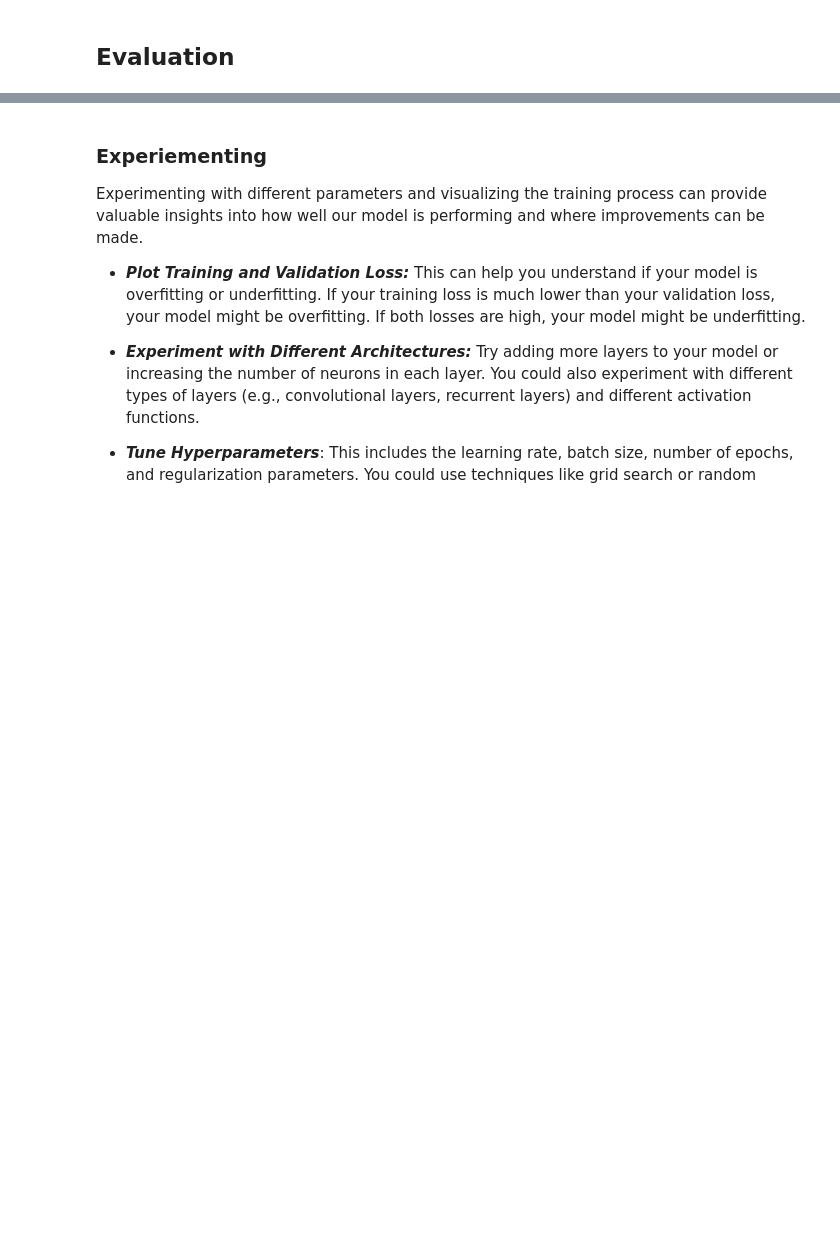
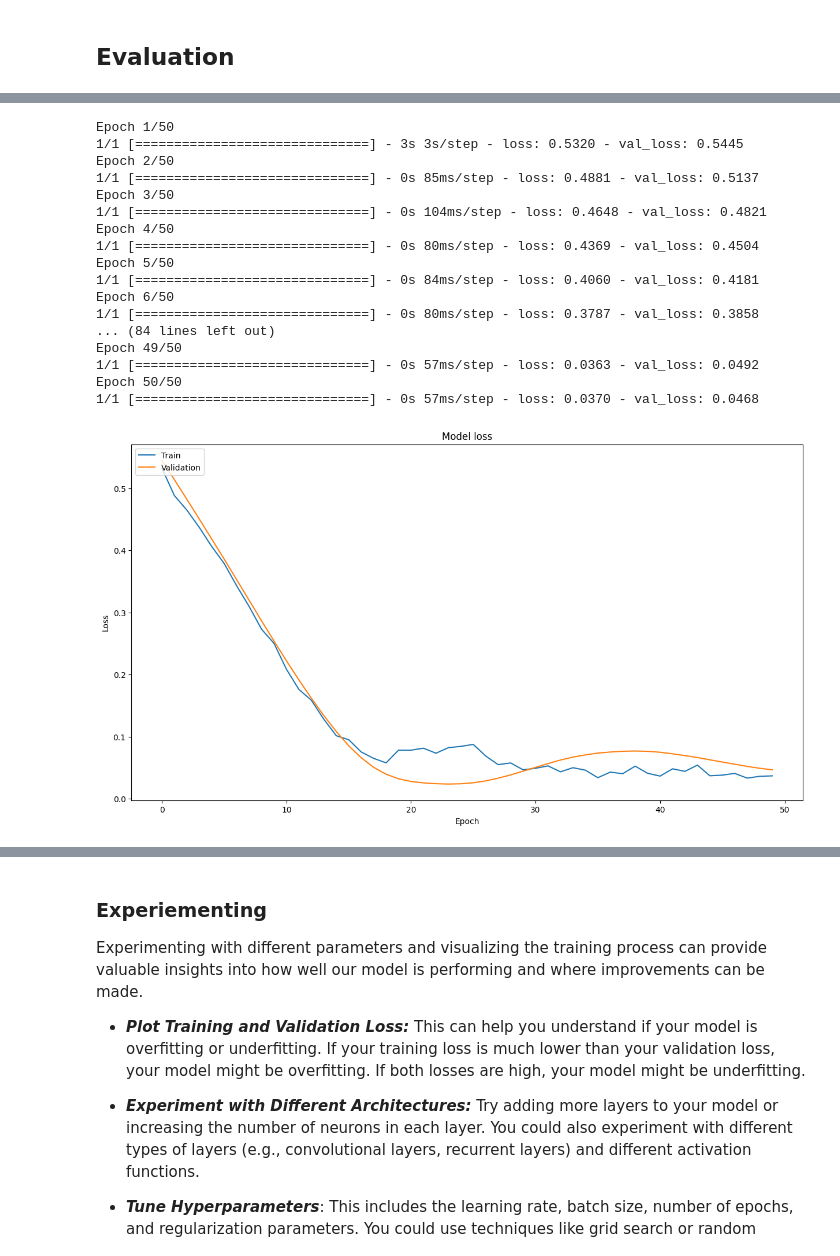
Before and after one commit to pavsingh7/Masters-Dissertation, a Jupyter notebook: Code/7 neural_collab_filtering.ipynb, the cells around one changed output, grey strips where cells are left out. Saved outputs shown, nothing was run; the diff lists cells and outputs as text; code cells hidden in the pictures; blank space fills up the shorter version.

```diff
--- a/Code/7 neural_collab_filtering.ipynb
+++ b/Code/7 neural_collab_filtering.ipynb
@@ -67,8 +183,8 @@ x_melt['book'] = x_melt['book'].astype('category')
 user_input = Input(shape=(1,), dtype='int32', name='user_input')
 book_input = Input(shape=(1,), dtype='int32', name='book_input')
 
-user_embedding = Embedding(input_dim=len(x_melt['user'].cat.categories), output_dim=50, name='user_embedding')(user_input)
-book_embedding = Embedding(input_dim=len(x_melt['book'].cat.categories), output_dim=50, name='book_embedding')(book_input)
+user_embedding = Embedding(input_dim=len(data_hidden['user'].cat.categories), output_dim=50, name='user_embedding')(user_input)
+book_embedding = Embedding(input_dim=len(data_hidden['book'].cat.categories), output_dim=50, name='book_embedding')(book_input)
 
 # Flatten the embedding vectors
 user_vecs = Flatten()(user_embedding)
@@ -88,9 +204,19 @@ y = Dense(1)(x)
 model = Model(inputs=[user_input, book_input], outputs=y)
 model.compile(optimizer=Adam(0.001), loss='mse')
 
-# Prepare the data
-X = x_melt[['user', 'book']].apply(lambda x: x.cat.codes)
-y = x_melt['rating']
+# Prepare the data - trining
+X = data_hidden[['user', 'book']].apply(lambda x: x.cat.codes)
+y = data_hidden['rating'].astype(np.float64)
+y = (y - 1) / 4
 
-# Normalize ratings to be between 0 and 1
-y = (y - 1) / 4
+# Prepare the data - testing
+copy = data.copy()
+copy = copy.reset_index()
+copy = copy.melt(id_vars=copy.columns[0], var_name='book', value_name='rating')
+copy.columns = ['user', 'book', 'rating']
+test_x = copy.iloc[indices_hidden, 0:2]
+test_x['user'] = test_x['user'].astype('category')
+test_x['book'] = test_x['book'].astype('category')
+test_x = test_x.apply(lambda x: x.cat.codes)
+test_y = copy.iloc[indices_hidden, 2].astype(np.float64)
+test_y = (test_y - 1) / 4
@@ -97 +319,33 @@ y = (y - 1) / 4
+# %%
+# Train the model
+history = model.fit([X['user'], X['book']], y, batch_size=64, epochs=50, validation_split=0.1)
+
+# Plot training & validation loss values
+plt.figure(figsize=(15, 8))
+plt.plot(history.history['loss'])
+plt.plot(history.history['val_loss'])
+plt.title('Model loss')
+plt.ylabel('Loss')
+plt.xlabel('Epoch')
+plt.legend(['Train', 'Validation'], loc='upper left')
+plt.show()
+# %% [output]
+Epoch 1/50
+1/1 [==============================] - 3s 3s/step - loss: 0.5320 - val_loss: 0.5445
+Epoch 2/50
+1/1 [==============================] - 0s 85ms/step - loss: 0.4881 - val_loss: 0.5137
+Epoch 3/50
+1/1 [==============================] - 0s 104ms/step - loss: 0.4648 - val_loss: 0.4821
+Epoch 4/50
+1/1 [==============================] - 0s 80ms/step - loss: 0.4369 - val_loss: 0.4504
+Epoch 5/50
+1/1 [==============================] - 0s 84ms/step - loss: 0.4060 - val_loss: 0.4181
+Epoch 6/50
+1/1 [==============================] - 0s 80ms/step - loss: 0.3787 - val_loss: 0.3858
+... (84 lines left out)
+Epoch 49/50
+1/1 [==============================] - 0s 57ms/step - loss: 0.0363 - val_loss: 0.0492
+Epoch 50/50
+1/1 [==============================] - 0s 57ms/step - loss: 0.0370 - val_loss: 0.0468
+[figure, added]
 # %%
```
Also changed, not shown: parts of 14 cells of this notebook, 1 other file.
